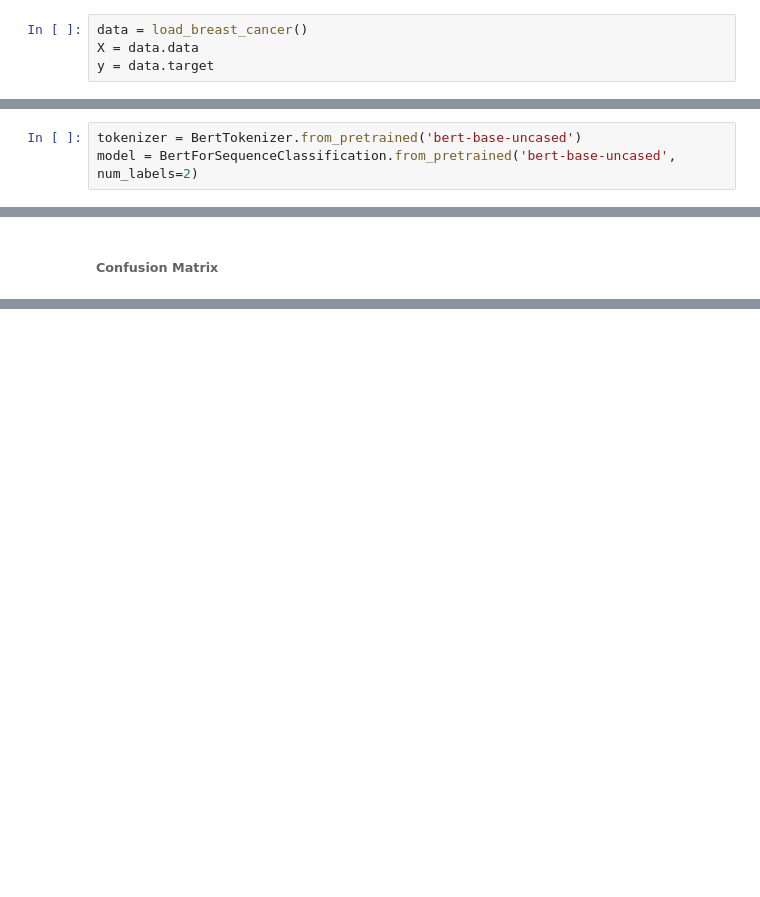
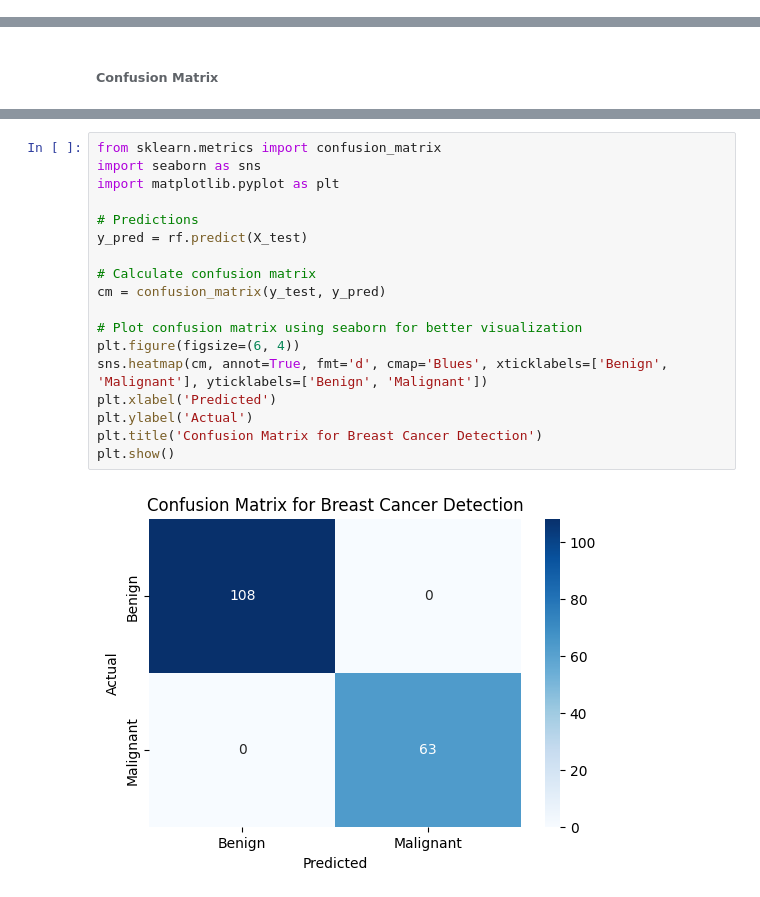
Before and after one commit to Jaswanth2404/Project-Detection, a Jupyter notebook: Breast_Cancer_Detection.ipynb, the cells around one changed output, grey strips where cells are left out. Drawn from its saved outputs; the diff is of its cells as text; blank space fills up the shorter version.

```diff
--- a/Breast_Cancer_Detection.ipynb
+++ b/Breast_Cancer_Detection.ipynb
@@ -167,4 +157,0 @@ from transformers import Trainer, TrainingArguments
-# %%
-data = load_breast_cancer()
-X = data.data
-y = data.target
@@ -186,3 +157,0 @@ train_texts, test_texts, train_labels, test_labels = train_test_split(df['text']
-# %%
-tokenizer = BertTokenizer.from_pretrained('bert-base-uncased')
-model = BertForSequenceClassification.from_pretrained('bert-base-uncased', num_labels=2)
@@ -450,0 +409,20 @@ plt.show()
+# %%
+from sklearn.metrics import confusion_matrix
+import seaborn as sns
+import matplotlib.pyplot as plt
+
+# Predictions
+y_pred = rf.predict(X_test)
+
+# Calculate confusion matrix
+cm = confusion_matrix(y_test, y_pred)
+
+# Plot confusion matrix using seaborn for better visualization
+plt.figure(figsize=(6, 4))
+sns.heatmap(cm, annot=True, fmt='d', cmap='Blues', xticklabels=['Benign', 'Malignant'], yticklabels=['Benign', 'Malignant'])
+plt.xlabel('Predicted')
+plt.ylabel('Actual')
+plt.title('Confusion Matrix for Breast Cancer Detection')
+plt.show()
+# %% [output]
+[figure, added]
```
Also changed, not shown: parts of 30 cells of this notebook.
